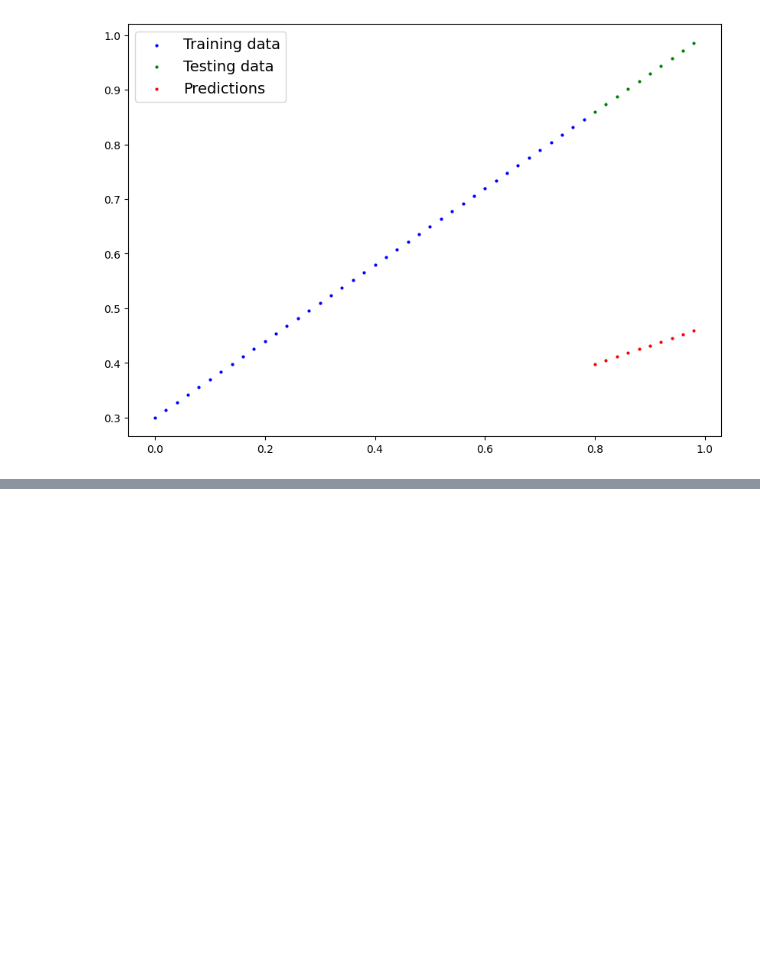
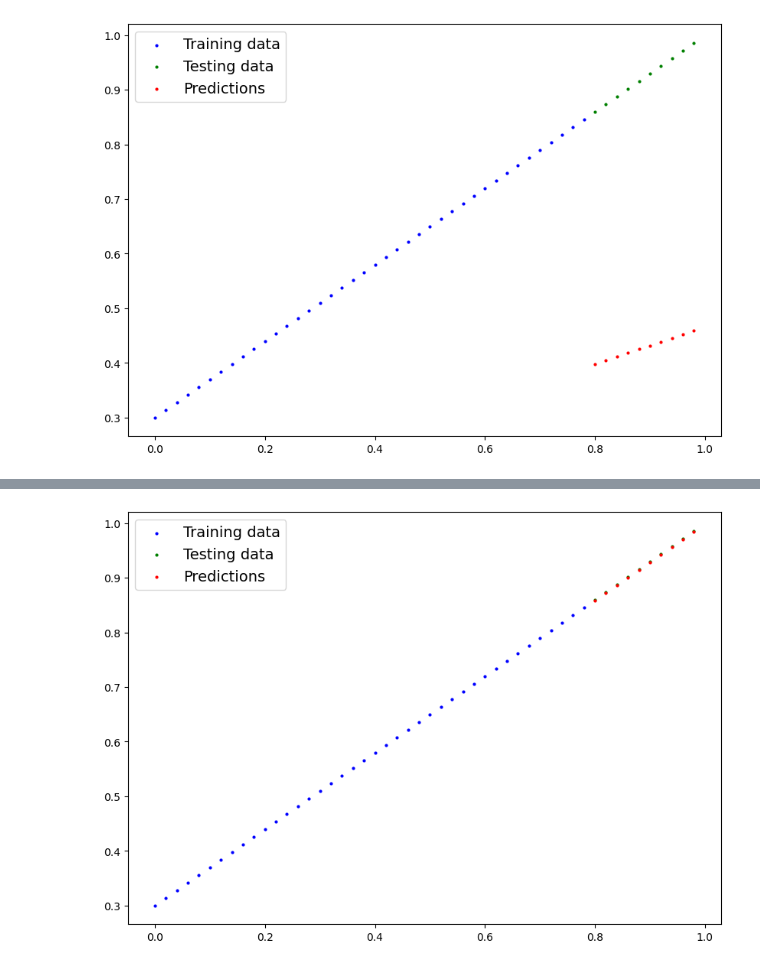
Before and after one commit to Dhyey-2005/PyTorch, a Jupyter notebook: 01_pytorch_workflow.ipynb, the cells around one changed output, grey strips where cells are left out. Saved outputs shown, nothing was run; the diff lists cells and outputs as text; code cells hidden in the pictures; blank space fills up the shorter version.

Commit message:
Running the Linear Regression model to align predictions with true values.

```diff
--- a/01_pytorch_workflow.ipynb
+++ b/01_pytorch_workflow.ipynb
@@ -175,7 +186,8 @@ loss_fn = nn.L1Loss()
 optimizer = torch.optim.SGD(params=model_0.parameters(),
                             lr=0.01)
 # %%
-epochs = 1
+epochs = 3
+loss = None
 for epoch in range(epochs):
     # set the model to training mode
     model_0.train()
@@ -195,5 +207,14 @@ for epoch in range(epochs):
     # 5. perform gradient descent or update the weights
     optimizer.step()
 
+    # Testing
+    model_0.eval()
+    with torch.inference_mode():
+        test_pred = model_0(X_test)
 
-    model_0.eval()
+        test_loss = loss_fn(test_pred, y_test)
+
+    if epoch % 2 == 0:
+        print(f"Epoch: {epoch} | Loss: {loss} | Test loss: {test_loss}")
+        # print the model state dict
+        print(model_0.state_dict())
@@ -199,0 +226,7 @@ for epoch in range(epochs):
+# %%
+with torch.inference_mode():
+    y_preds_new = model_0(X_test)
+
+plot_predictions(predictions=y_preds_new)
+# %% [output]
+[figure, added]
```
Also changed, not shown: parts of 3 cells of this notebook.
